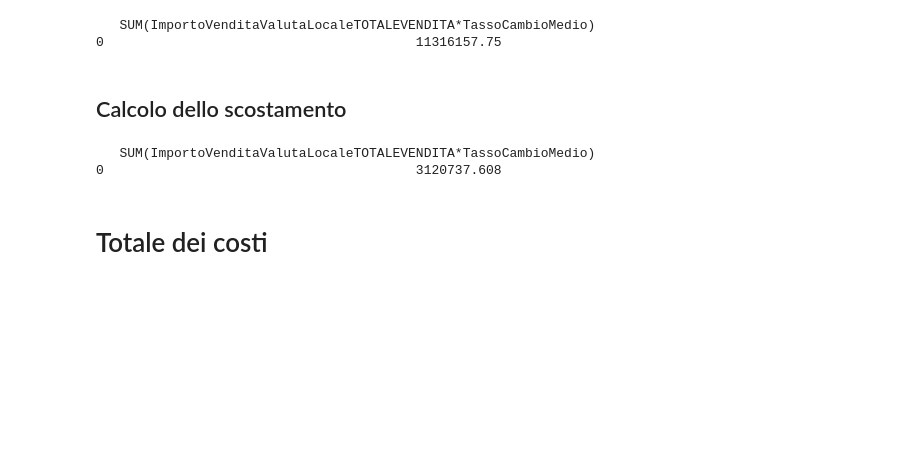
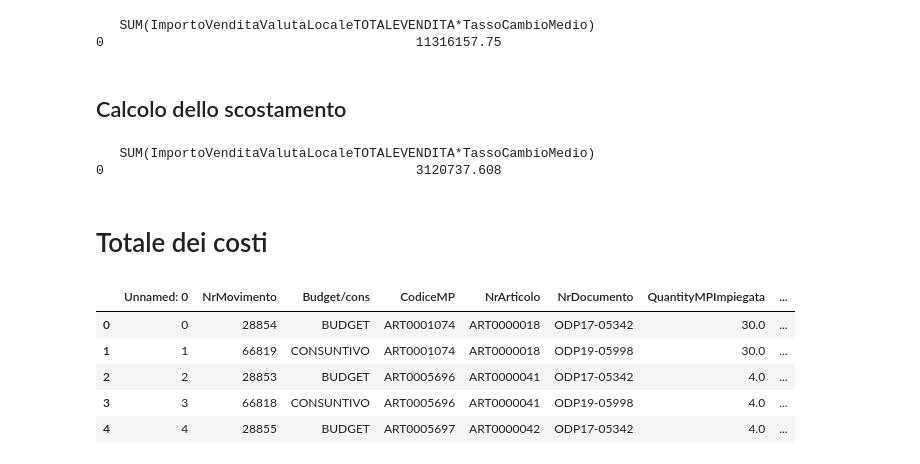
Before and after one commit to VinciGit00/SCGProject, a Jupyter notebook: scostot.ipynb, the cells around one changed output. Saved outputs shown, nothing was run; the diff lists cells and outputs as text; code cells hidden in the pictures; blank space fills up the shorter version.

```diff
--- a/scostot.ipynb
+++ b/scostot.ipynb
@@ -198,3 +189,12 @@ print(ScostamentoVendite)
 0                                        3120737.608
 # %% [markdown]
 # Totale dei costi
+# %%
+dfConsumi.head()
+# %% [output]
+|  | Unnamed: 0 | NrMovimento | Budget/cons | CodiceMP | NrArticolo | NrDocumento | QuantityMPImpiegata | ... |
+| 0 | 0 | 28854 | BUDGET | ART0001074 | ART0000018 | ODP17-05342 | 30.0 | ... |
+| 1 | 1 | 66819 | CONSUNTIVO | ART0001074 | ART0000018 | ODP19-05998 | 30.0 | ... |
+| 2 | 2 | 28853 | BUDGET | ART0005696 | ART0000041 | ODP17-05342 | 4.0 | ... |
+| 3 | 3 | 66818 | CONSUNTIVO | ART0005696 | ART0000041 | ODP19-05998 | 4.0 | ... |
+| 4 | 4 | 28855 | BUDGET | ART0005697 | ART0000042 | ODP17-05342 | 4.0 | ... |
```
Also changed, not shown: parts of 17 cells of this notebook.
